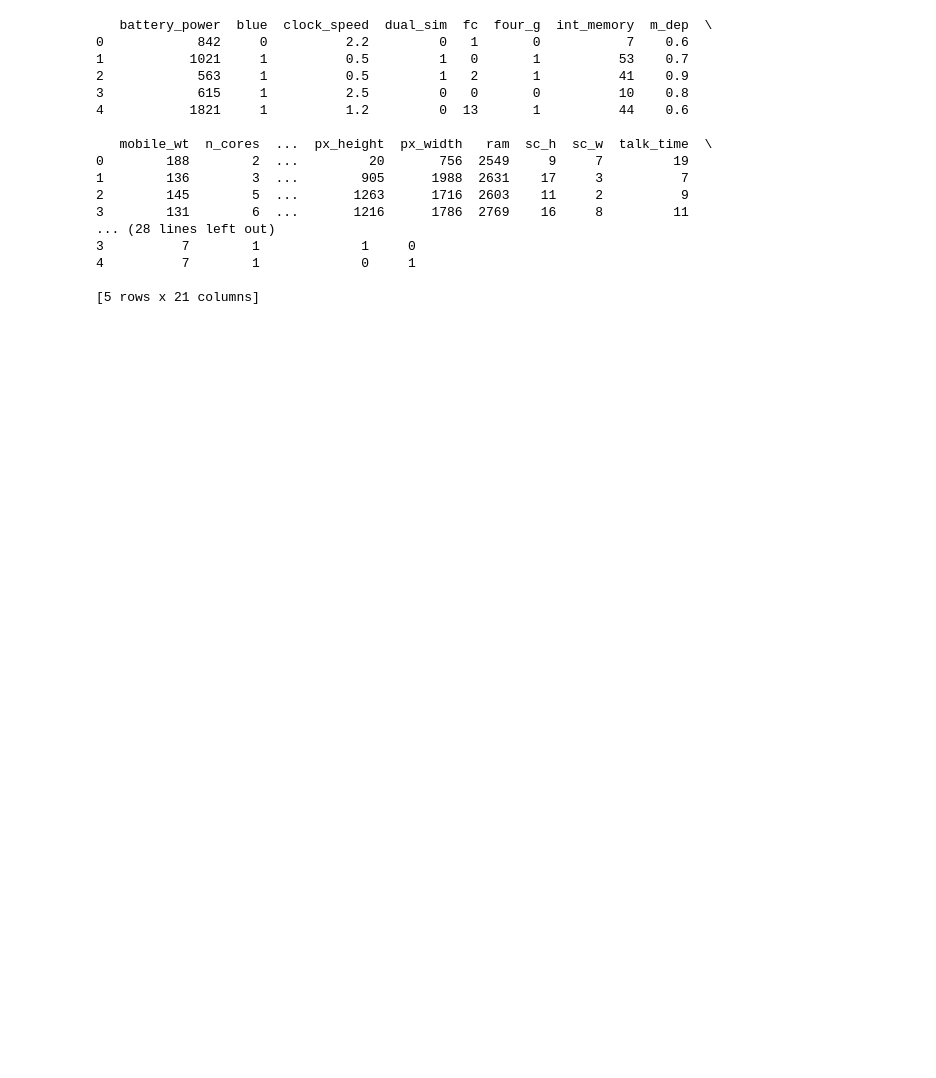
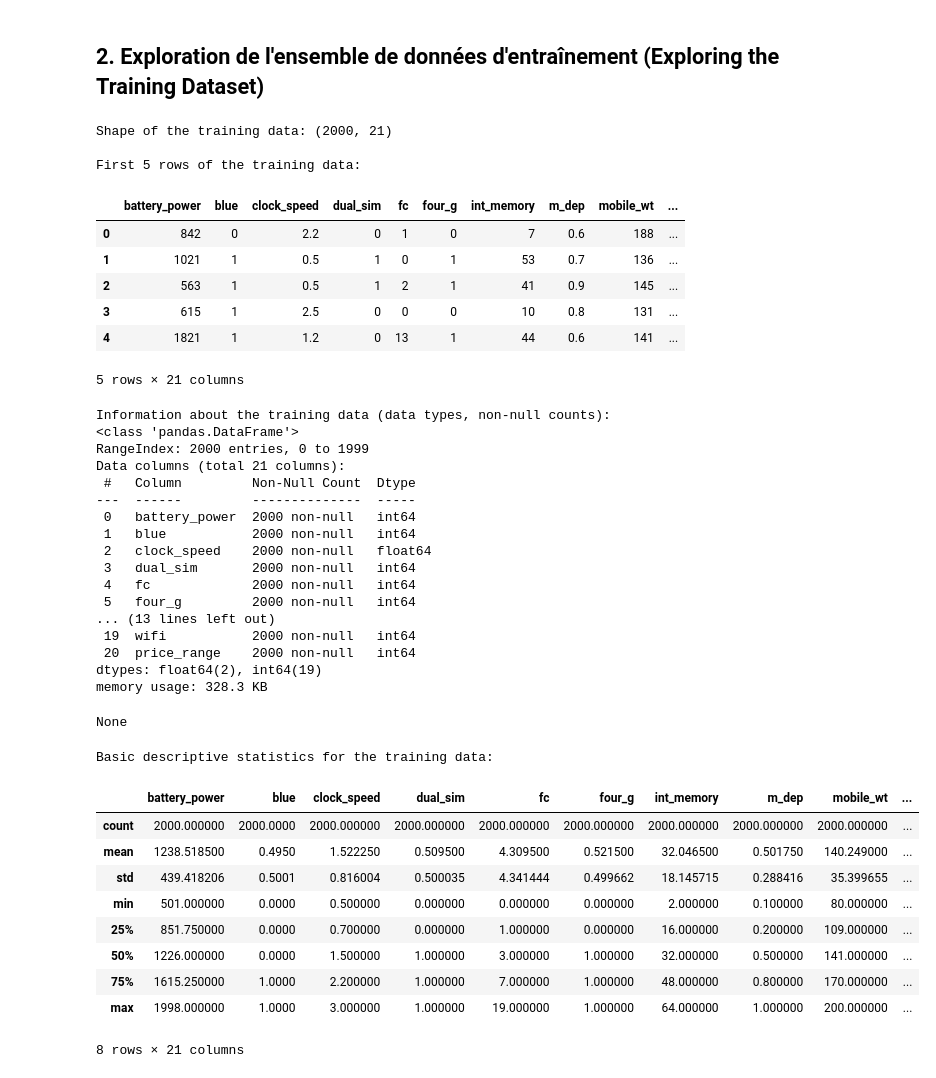
Before and after one commit to olympiomeless/DI_BootCamp_TTA, a Jupyter notebook: Week3/Day3/DaillyChallenge/Data_Analysis.ipynb, the cells around one changed output. Cells and saved outputs as stored; diff of their text form; code cells hidden in the pictures; blank space fills up the shorter version.

```diff
--- a/Week3/Day3/DaillyChallenge/Data_Analysis.ipynb
+++ b/Week3/Day3/DaillyChallenge/Data_Analysis.ipynb
@@ -11,26 +24,53 @@ from scipy.stats import ttest_ind
+# %% [markdown]
+## 2. Exploration de l'ensemble de données d'entraînement (Exploring the Training Dataset)
 # %%
-# Chargement des données
-train_data = pd.read_csv('train.csv')
-test_data = pd.read_csv('test.csv')
+if df_train is not None:
+    print("\nShape of the training data:", df_train.shape)
+    print("\nFirst 5 rows of the training data:")
+    display(df_train.head())
 
-# Affichage des premières lignes des données
-print(train_data.head())
-print(test_data.head())
+    print("\nInformation about the training data (data types, non-null counts):")
+    display(df_train.info())
+
+    print("\nBasic descriptive statistics for the training data:")
+    display(df_train.describe())
 # %% [output]
-   battery_power  blue  clock_speed  dual_sim  fc  four_g  int_memory  m_dep  \
-0            842     0          2.2         0   1       0           7    0.6
-1           1021     1          0.5         1   0       1          53    0.7
-2            563     1          0.5         1   2       1          41    0.9
-3            615     1          2.5         0   0       0          10    0.8
-4           1821     1          1.2         0  13       1          44    0.6
+Shape of the training data: (2000, 21)
 
-   mobile_wt  n_cores  ...  px_height  px_width   ram  sc_h  sc_w  talk_time  \
-0        188        2  ...         20       756  2549     9     7         19
-1        136        3  ...        905      1988  2631    17     3          7
-2        145        5  ...       1263      1716  2603    11     2          9
-3        131        6  ...       1216      1786  2769    16     8         11
-... (28 lines left out)
-3          7        1             1     0
-4          7        1             0     1
-
-[5 rows x 21 columns]
+First 5 rows of the training data:
+|  | battery_power | blue | clock_speed | dual_sim | fc | four_g | int_memory | m_dep | mobile_wt | ... |
+| 0 | 842 | 0 | 2.2 | 0 | 1 | 0 | 7 | 0.6 | 188 | ... |
+| 1 | 1021 | 1 | 0.5 | 1 | 0 | 1 | 53 | 0.7 | 136 | ... |
+| 2 | 563 | 1 | 0.5 | 1 | 2 | 1 | 41 | 0.9 | 145 | ... |
+| 3 | 615 | 1 | 2.5 | 0 | 0 | 0 | 10 | 0.8 | 131 | ... |
+| 4 | 1821 | 1 | 1.2 | 0 | 13 | 1 | 44 | 0.6 | 141 | ... |
+5 rows × 21 columns
+Information about the training data (data types, non-null counts):
+<class 'pandas.DataFrame'>
+RangeIndex: 2000 entries, 0 to 1999
+Data columns (total 21 columns):
+ #   Column         Non-Null Count  Dtype
+---  ------         --------------  -----
+ 0   battery_power  2000 non-null   int64
+ 1   blue           2000 non-null   int64
+ 2   clock_speed    2000 non-null   float64
+ 3   dual_sim       2000 non-null   int64
+ 4   fc             2000 non-null   int64
+ 5   four_g         2000 non-null   int64
+... (13 lines left out)
+ 19  wifi           2000 non-null   int64
+ 20  price_range    2000 non-null   int64
+dtypes: float64(2), int64(19)
+memory usage: 328.3 KB
+None
+Basic descriptive statistics for the training data:
+|  | battery_power | blue | clock_speed | dual_sim | fc | four_g | int_memory | m_dep | mobile_wt | ... |
+| count | 2000.000000 | 2000.0000 | 2000.000000 | 2000.000000 | 2000.000000 | 2000.000000 | 2000.000000 | 2000.000000 | 2000.000000 | ... |
+| mean | 1238.518500 | 0.4950 | 1.522250 | 0.509500 | 4.309500 | 0.521500 | 32.046500 | 0.501750 | 140.249000 | ... |
+| std | 439.418206 | 0.5001 | 0.816004 | 0.500035 | 4.341444 | 0.499662 | 18.145715 | 0.288416 | 35.399655 | ... |
+| min | 501.000000 | 0.0000 | 0.500000 | 0.000000 | 0.000000 | 0.000000 | 2.000000 | 0.100000 | 80.000000 | ... |
+| 25% | 851.750000 | 0.0000 | 0.700000 | 0.000000 | 1.000000 | 0.000000 | 16.000000 | 0.200000 | 109.000000 | ... |
+| 50% | 1226.000000 | 0.0000 | 1.500000 | 1.000000 | 3.000000 | 1.000000 | 32.000000 | 0.500000 | 141.000000 | ... |
+| 75% | 1615.250000 | 1.0000 | 2.200000 | 1.000000 | 7.000000 | 1.000000 | 48.000000 | 0.800000 | 170.000000 | ... |
+| max | 1998.000000 | 1.0000 | 3.000000 | 1.000000 | 19.000000 | 1.000000 | 64.000000 | 1.000000 | 200.000000 | ... |
+8 rows × 21 columns
```
Also changed, not shown: parts of 19 cells of this notebook.
